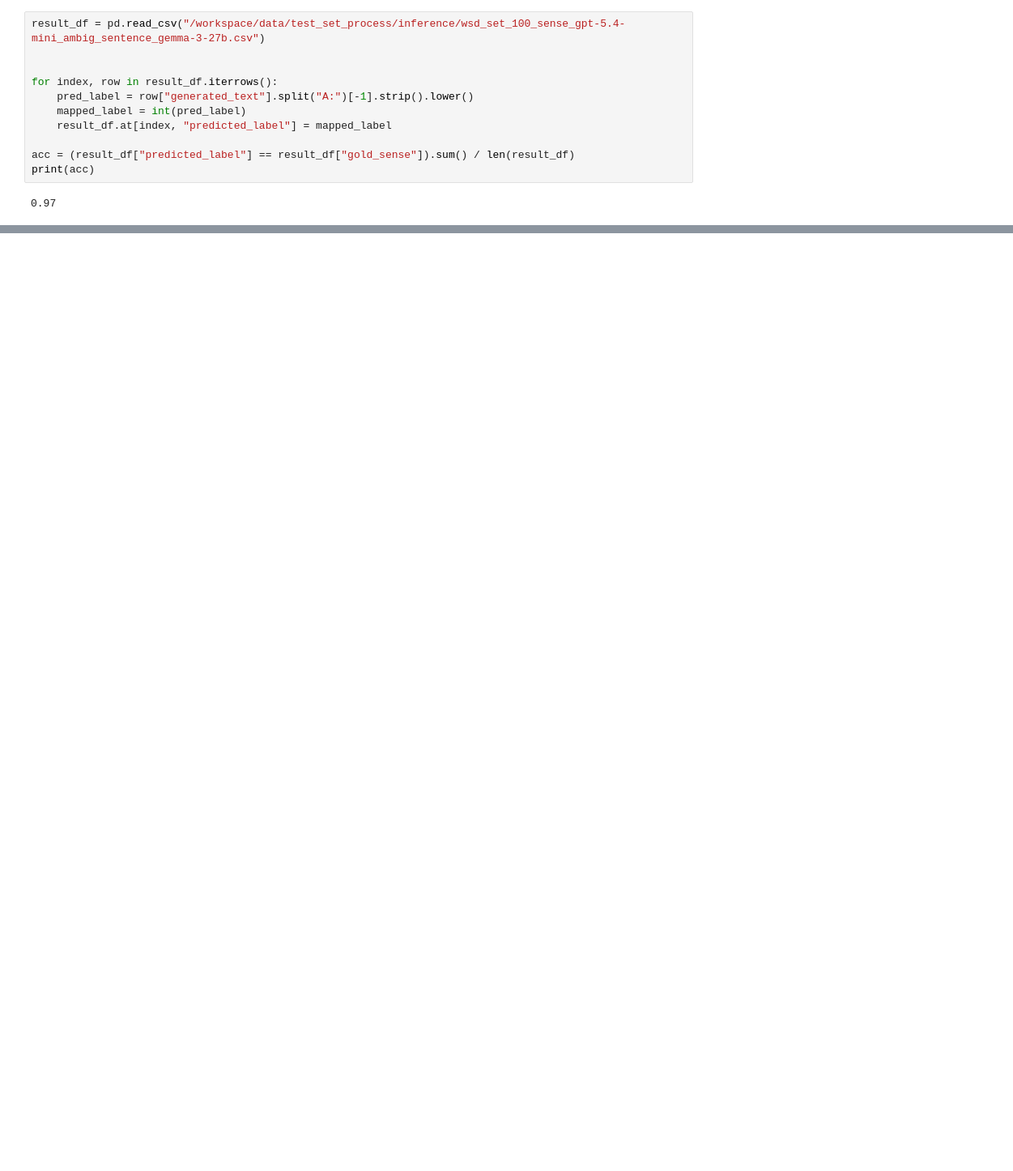
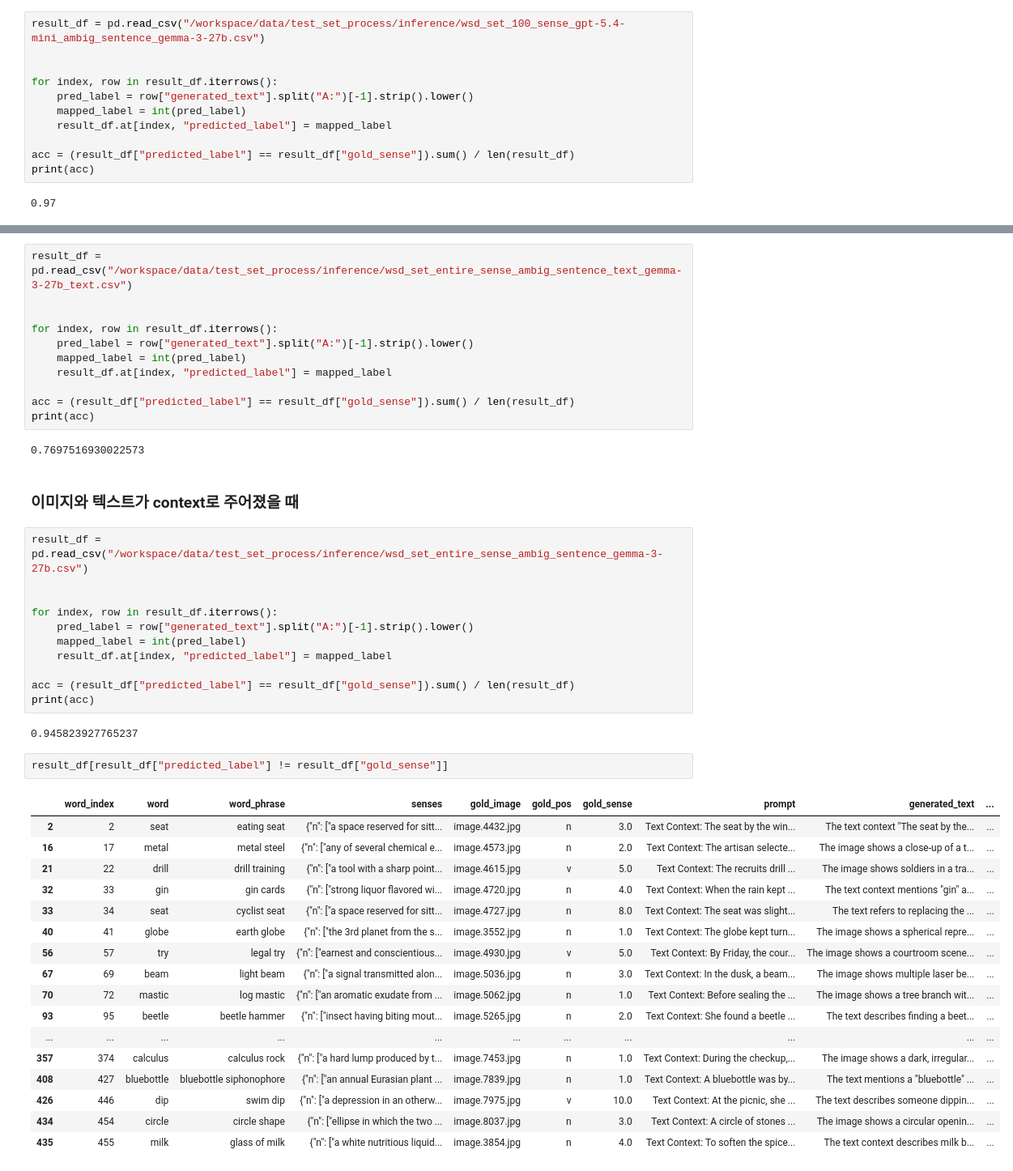
Before and after one commit to BlessingDev/Word-Sense-Disambiguation-with-Visual-Context, a Jupyter notebook: documents/evaluation.ipynb, the cells around one changed output, grey strips where cells are left out. Shown at 81% size. Saved outputs shown, nothing was run; the diff lists cells and outputs as text; blank space fills up the shorter version.

Commit message:
260505 - test  set 실험 완료 - train 셋에서 이미지가 truncated된 journalist 3010.jpg 샘플 삭제

```diff
--- a/documents/evaluation.ipynb
+++ b/documents/evaluation.ipynb
@@ -1294,0 +1327,48 @@ print(acc)
+# %%
+result_df = pd.read_csv("/workspace/data/test_set_process/inference/wsd_set_entire_sense_ambig_sentence_text_gemma-3-27b_text.csv")
+
+
+for index, row in result_df.iterrows():
+    pred_label = row["generated_text"].split("A:")[-1].strip().lower()
+    mapped_label = int(pred_label)
+    result_df.at[index, "predicted_label"] = mapped_label
+
+acc = (result_df["predicted_label"] == result_df["gold_sense"]).sum() / len(result_df)
+print(acc)
+# %% [output]
+0.7697516930022573
+# %% [markdown]
+### 이미지와 텍스트가 context로 주어졌을 때
+# %%
+result_df = pd.read_csv("/workspace/data/test_set_process/inference/wsd_set_entire_sense_ambig_sentence_gemma-3-27b.csv")
+
+
+for index, row in result_df.iterrows():
+    pred_label = row["generated_text"].split("A:")[-1].strip().lower()
+    mapped_label = int(pred_label)
+    result_df.at[index, "predicted_label"] = mapped_label
+
+acc = (result_df["predicted_label"] == result_df["gold_sense"]).sum() / len(result_df)
+print(acc)
+# %% [output]
+0.945823927765237
+# %%
+result_df[result_df["predicted_label"] != result_df["gold_sense"]]
+# %% [output]
+|  | word_index | word | word_phrase | senses | gold_image | gold_pos | gold_sense | prompt | generated_text | ... |
+| 2 | 2 | seat | eating seat | {"n": ["a space reserved for sitt... | image.4432.jpg | n | 3.0 | Text Context: The seat by the win... | The text context "The seat by the... | ... |
+| 16 | 17 | metal | metal steel | {"n": ["any of several chemical e... | image.4573.jpg | n | 2.0 | Text Context: The artisan selecte... | The image shows a close-up of a t... | ... |
+| 21 | 22 | drill | drill training | {"n": ["a tool with a sharp point... | image.4615.jpg | v | 5.0 | Text Context: The recruits drill ... | The image shows soldiers in a tra... | ... |
+| 32 | 33 | gin | gin cards | {"n": ["strong liquor flavored wi... | image.4720.jpg | n | 4.0 | Text Context: When the rain kept ... | The text context mentions "gin" a... | ... |
+| 33 | 34 | seat | cyclist seat | {"n": ["a space reserved for sitt... | image.4727.jpg | n | 8.0 | Text Context: The seat was slight... | The text refers to replacing the ... | ... |
+| 40 | 41 | globe | earth globe | {"n": ["the 3rd planet from the s... | image.3552.jpg | n | 1.0 | Text Context: The globe kept turn... | The image shows a spherical repre... | ... |
+| 56 | 57 | try | legal try | {"n": ["earnest and conscientious... | image.4930.jpg | v | 5.0 | Text Context: By Friday, the cour... | The image shows a courtroom scene... | ... |
+| 67 | 69 | beam | light beam | {"n": ["a signal transmitted alon... | image.5036.jpg | n | 3.0 | Text Context: In the dusk, a beam... | The image shows multiple laser be... | ... |
+| 70 | 72 | mastic | log mastic | {"n": ["an aromatic exudate from ... | image.5062.jpg | n | 1.0 | Text Context: Before sealing the ... | The image shows a tree branch wit... | ... |
+| 93 | 95 | beetle | beetle hammer | {"n": ["insect having biting mout... | image.5265.jpg | n | 2.0 | Text Context: She found a beetle ... | The text describes finding a beet... | ... |
+| ... | ... | ... | ... | ... | ... | ... | ... | ... | ... | ... |
+| 357 | 374 | calculus | calculus rock | {"n": ["a hard lump produced by t... | image.7453.jpg | n | 1.0 | Text Context: During the checkup,... | The image shows a dark, irregular... | ... |
+| 408 | 427 | bluebottle | bluebottle siphonophore | {"n": ["an annual Eurasian plant ... | image.7839.jpg | n | 1.0 | Text Context: A bluebottle was by... | The text mentions a "bluebottle" ... | ... |
+| 426 | 446 | dip | swim dip | {"n": ["a depression in an otherw... | image.7975.jpg | v | 10.0 | Text Context: At the picnic, she ... | The text describes someone dippin... | ... |
+| 434 | 454 | circle | circle shape | {"n": ["ellipse in which the two ... | image.8037.jpg | n | 3.0 | Text Context: A circle of stones ... | The image shows a circular openin... | ... |
+| 435 | 455 | milk | glass of milk | {"n": ["a white nutritious liquid... | image.3854.jpg | n | 4.0 | Text Context: To soften the spice... | The text context describes milk b... | ... |
```
Also changed, not shown: parts of 7 cells of this notebook, 23 other files.
